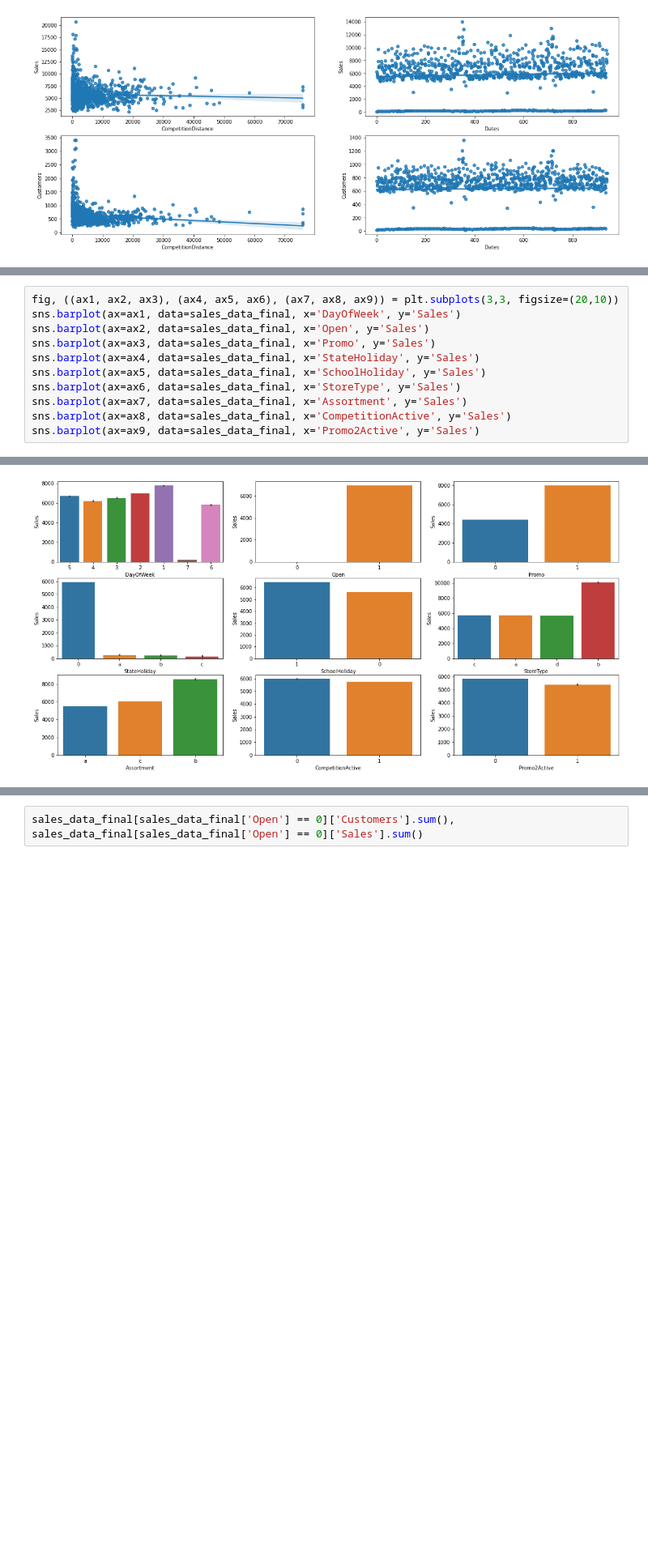
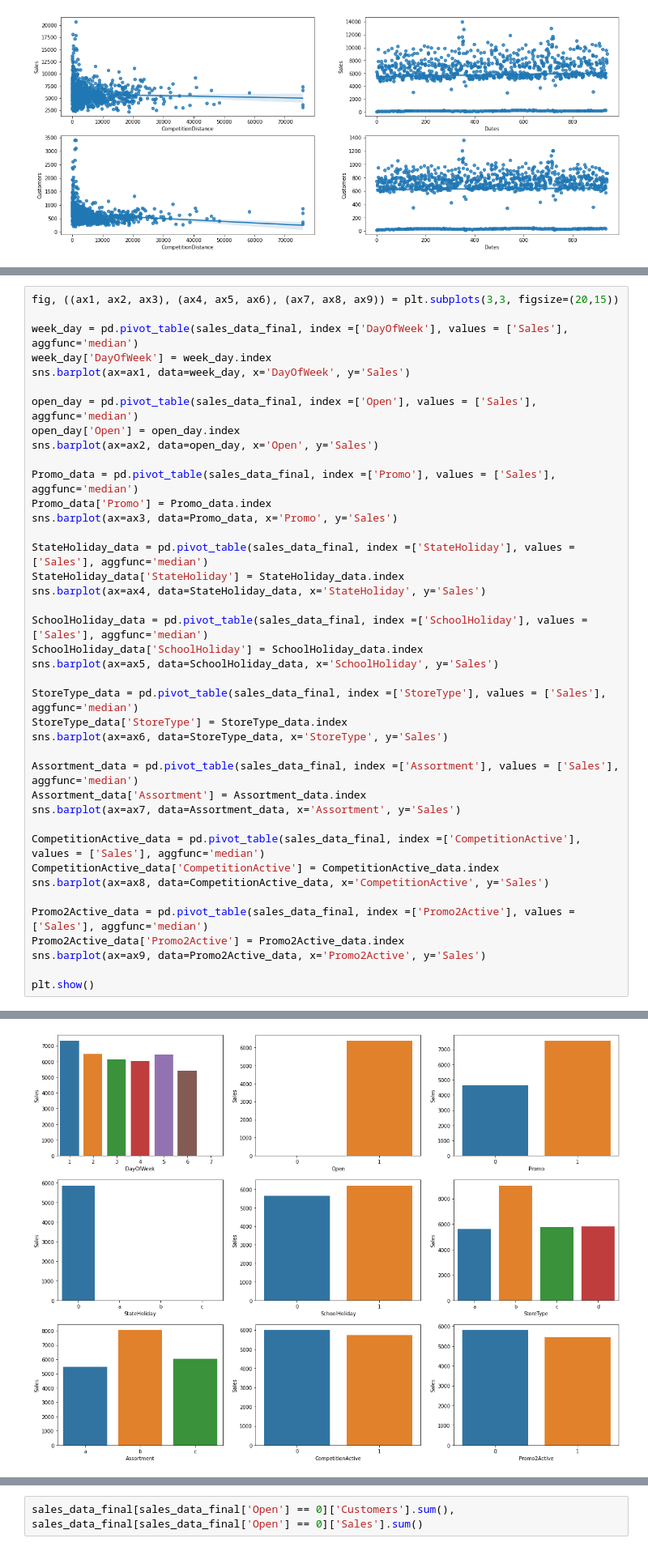
Before and after one commit to AkshayAgr/rossmann-sales-prediction, a Jupyter notebook: Rossmann_Sales_Prediction_Capstone_Project.ipynb, the cells around one changed output, grey strips where cells are left out. Shown at 81% size. Drawn from its saved outputs; the diff is of its cells as text; blank space fills up the shorter version.

```diff
--- a/Rossmann_Sales_Prediction_Capstone_Project.ipynb
+++ b/Rossmann_Sales_Prediction_Capstone_Project.ipynb
@@ -399,14 +409,43 @@ plt.show()
 # %% [output]
 [figure]
 # %%
-fig, ((ax1, ax2, ax3), (ax4, ax5, ax6), (ax7, ax8, ax9)) = plt.subplots(3,3, figsize=(20,10))
-sns.barplot(ax=ax1, data=sales_data_final, x='DayOfWeek', y='Sales')
-sns.barplot(ax=ax2, data=sales_data_final, x='Open', y='Sales')
-sns.barplot(ax=ax3, data=sales_data_final, x='Promo', y='Sales')
-sns.barplot(ax=ax4, data=sales_data_final, x='StateHoliday', y='Sales')
-sns.barplot(ax=ax5, data=sales_data_final, x='SchoolHoliday', y='Sales')
-sns.barplot(ax=ax6, data=sales_data_final, x='StoreType', y='Sales')
-sns.barplot(ax=ax7, data=sales_data_final, x='Assortment', y='Sales')
-sns.barplot(ax=ax8, data=sales_data_final, x='CompetitionActive', y='Sales')
-sns.barplot(ax=ax9, data=sales_data_final, x='Promo2Active', y='Sales')
+fig, ((ax1, ax2, ax3), (ax4, ax5, ax6), (ax7, ax8, ax9)) = plt.subplots(3,3, figsize=(20,15))
+
+week_day = pd.pivot_table(sales_data_final, index =['DayOfWeek'], values = ['Sales'], aggfunc='median')
+week_day['DayOfWeek'] = week_day.index
+sns.barplot(ax=ax1, data=week_day, x='DayOfWeek', y='Sales')
+
+open_day = pd.pivot_table(sales_data_final, index =['Open'], values = ['Sales'], aggfunc='median')
+open_day['Open'] = open_day.index
+sns.barplot(ax=ax2, data=open_day, x='Open', y='Sales')
+
+Promo_data = pd.pivot_table(sales_data_final, index =['Promo'], values = ['Sales'], aggfunc='median')
+Promo_data['Promo'] = Promo_data.index
+sns.barplot(ax=ax3, data=Promo_data, x='Promo', y='Sales')
+
+StateHoliday_data = pd.pivot_table(sales_data_final, index =['StateHoliday'], values = ['Sales'], aggfunc='median')
+StateHoliday_data['StateHoliday'] = StateHoliday_data.index
+sns.barplot(ax=ax4, data=StateHoliday_data, x='StateHoliday', y='Sales')
+
+SchoolHoliday_data = pd.pivot_table(sales_data_final, index =['SchoolHoliday'], values = ['Sales'], aggfunc='median')
+SchoolHoliday_data['SchoolHoliday'] = SchoolHoliday_data.index
+sns.barplot(ax=ax5, data=SchoolHoliday_data, x='SchoolHoliday', y='Sales')
+
+StoreType_data = pd.pivot_table(sales_data_final, index =['StoreType'], values = ['Sales'], aggfunc='median')
+StoreType_data['StoreType'] = StoreType_data.index
+sns.barplot(ax=ax6, data=StoreType_data, x='StoreType', y='Sales')
+
+Assortment_data = pd.pivot_table(sales_data_final, index =['Assortment'], values = ['Sales'], aggfunc='median')
+Assortment_data['Assortment'] = Assortment_data.index
+sns.barplot(ax=ax7, data=Assortment_data, x='Assortment', y='Sales')
+
+CompetitionActive_data = pd.pivot_table(sales_data_final, index =['CompetitionActive'], values = ['Sales'], aggfunc='median')
+CompetitionActive_data['CompetitionActive'] = CompetitionActive_data.index
+sns.barplot(ax=ax8, data=CompetitionActive_data, x='CompetitionActive', y='Sales')
+
+Promo2Active_data = pd.pivot_table(sales_data_final, index =['Promo2Active'], values = ['Sales'], aggfunc='median')
+Promo2Active_data['Promo2Active'] = Promo2Active_data.index
+sns.barplot(ax=ax9, data=Promo2Active_data, x='Promo2Active', y='Sales')
+
+plt.show()
 # %% [output]
@@ -414 +452 @@ sns.barplot(ax=ax9, data=sales_data_final, x='Promo2Active', y='Sales')
-[figure, old version]
+[figure, new version]
```
Also changed, not shown: parts of 21 cells of this notebook.
